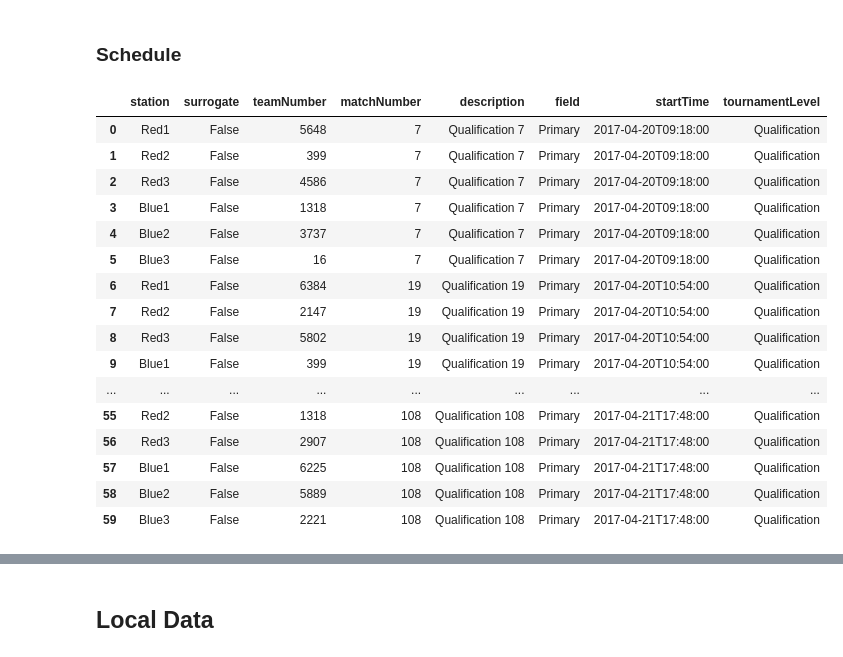
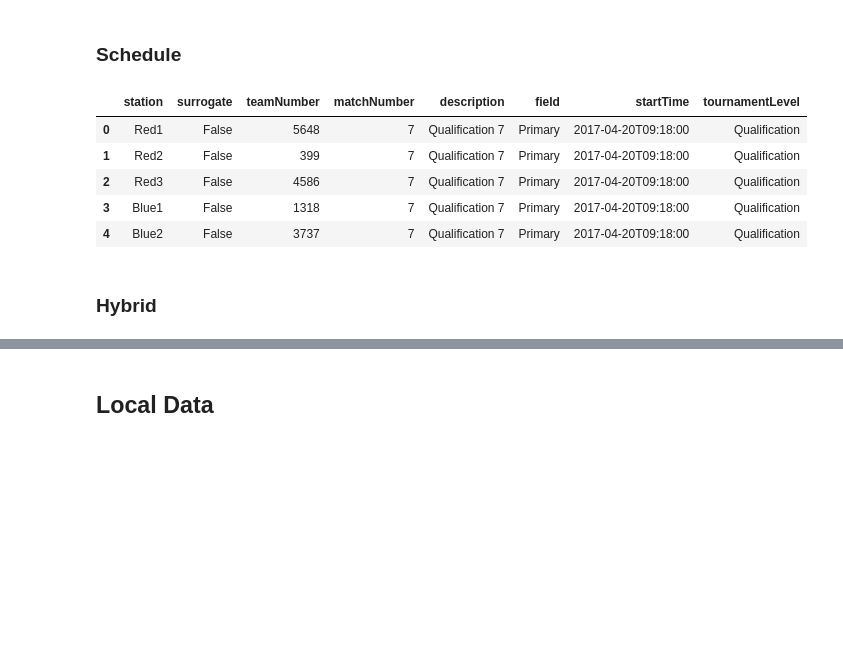
Before and after one commit to irwinsnet-old/fapy, a Jupyter notebook: firstApiPy_test_2.ipynb, the cells around one changed output, grey strips where cells are left out. Saved outputs shown, nothing was run; the diff lists cells and outputs as text; code cells hidden in the pictures; blank space fills up the shorter version.

```diff
--- a/firstApiPy_test_2.ipynb
+++ b/firstApiPy_test_2.ipynb
@@ -114,22 +134,13 @@ teams.index.tea
 # %%
 sched = api.get_schedule(sn, event="TURING", team="1318")
 # %%
-sched
+sched.head(5)
 # %% [output]
 |  | station | surrogate | teamNumber | matchNumber | description | field | startTime | tournamentLevel |
 | 0 | Red1 | False | 5648 | 7 | Qualification 7 | Primary | 2017-04-20T09:18:00 | Qualification |
 | 1 | Red2 | False | 399 | 7 | Qualification 7 | Primary | 2017-04-20T09:18:00 | Qualification |
 | 2 | Red3 | False | 4586 | 7 | Qualification 7 | Primary | 2017-04-20T09:18:00 | Qualification |
 | 3 | Blue1 | False | 1318 | 7 | Qualification 7 | Primary | 2017-04-20T09:18:00 | Qualification |
 | 4 | Blue2 | False | 3737 | 7 | Qualification 7 | Primary | 2017-04-20T09:18:00 | Qualification |
-| 5 | Blue3 | False | 16 | 7 | Qualification 7 | Primary | 2017-04-20T09:18:00 | Qualification |
-| 6 | Red1 | False | 6384 | 19 | Qualification 19 | Primary | 2017-04-20T10:54:00 | Qualification |
-| 7 | Red2 | False | 2147 | 19 | Qualification 19 | Primary | 2017-04-20T10:54:00 | Qualification |
-| 8 | Red3 | False | 5802 | 19 | Qualification 19 | Primary | 2017-04-20T10:54:00 | Qualification |
-| 9 | Blue1 | False | 399 | 19 | Qualification 19 | Primary | 2017-04-20T10:54:00 | Qualification |
-| ... | ... | ... | ... | ... | ... | ... | ... | ... |
-| 55 | Red2 | False | 1318 | 108 | Qualification 108 | Primary | 2017-04-21T17:48:00 | Qualification |
-| 56 | Red3 | False | 2907 | 108 | Qualification 108 | Primary | 2017-04-21T17:48:00 | Qualification |
-| 57 | Blue1 | False | 6225 | 108 | Qualification 108 | Primary | 2017-04-21T17:48:00 | Qualification |
-| 58 | Blue2 | False | 5889 | 108 | Qualification 108 | Primary | 2017-04-21T17:48:00 | Qualification |
-| 59 | Blue3 | False | 2221 | 108 | Qualification 108 | Primary | 2017-04-21T17:48:00 | Qualification |
+# %% [markdown]
+### Hybrid
```
Also changed, not shown: parts of 8 cells of this notebook, 1 other file.
